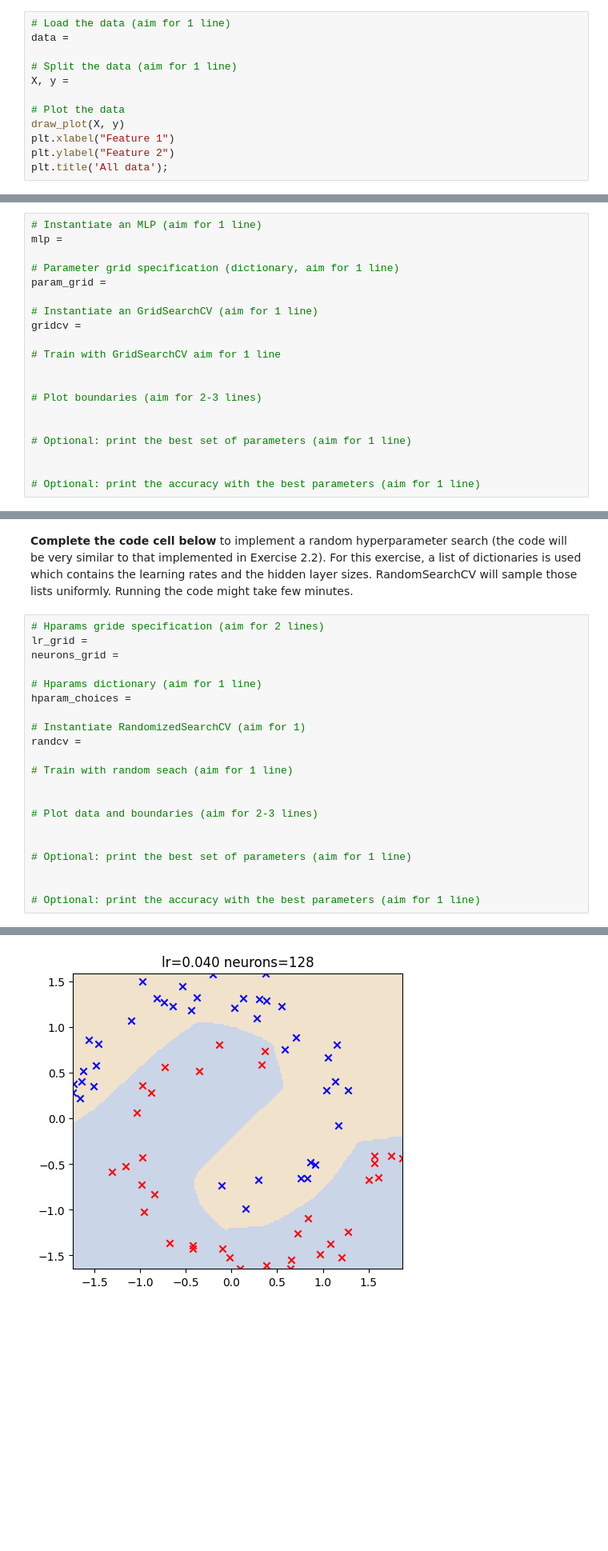
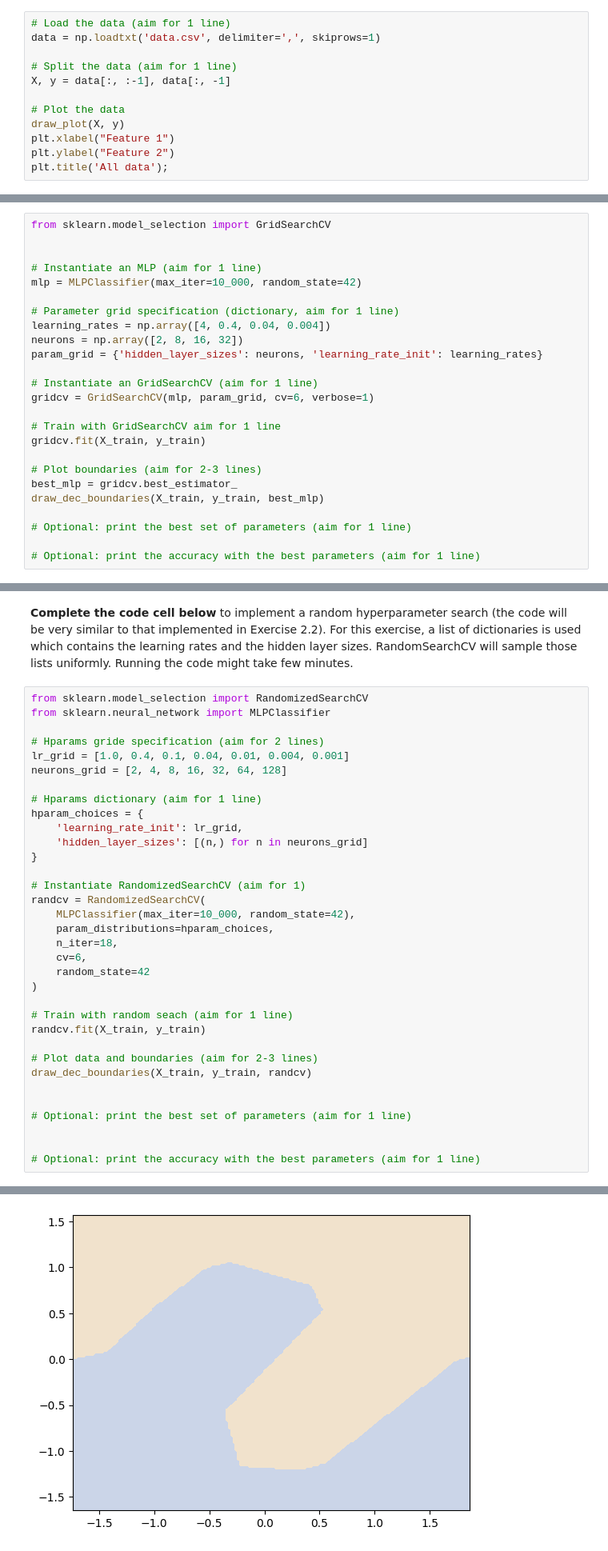
Before and after one commit to NeilTheFisher/COMP432, a Jupyter notebook: labs/Lab7_student.ipynb, the cells around one changed output, grey strips where cells are left out. Shown at 80% size. Saved outputs shown, nothing was run; the diff lists cells and outputs as text; blank space fills up the shorter version.

```diff
--- a/labs/Lab7_student.ipynb
+++ b/labs/Lab7_student.ipynb
@@ -75,10 +93,10 @@ Your plot should look like the figure below.
 **Complete the code below** to read the data.
 # %%
 # Load the data (aim for 1 line)
-data =
+data = np.loadtxt('data.csv', delimiter=',', skiprows=1)
 
 # Split the data (aim for 1 line)
-X, y =
+X, y = data[:, :-1], data[:, -1]
 
 # Plot the data
 draw_plot(X, y)
@@ -346,24 +430,29 @@ and the following image:
 # %% [markdown]
 **Complete** the code below to perform grid search with scikit learn. This might take few minutes.
 # %%
+from sklearn.model_selection import GridSearchCV
+
+
 # Instantiate an MLP (aim for 1 line)
-mlp =
+mlp = MLPClassifier(max_iter=10_000, random_state=42)
 
 # Parameter grid specification (dictionary, aim for 1 line)
-param_grid =
+learning_rates = np.array([4, 0.4, 0.04, 0.004])
+neurons = np.array([2, 8, 16, 32])
+param_grid = {'hidden_layer_sizes': neurons, 'learning_rate_init': learning_rates}
 
 # Instantiate an GridSearchCV (aim for 1 line)
-gridcv =
+gridcv = GridSearchCV(mlp, param_grid, cv=6, verbose=1)
 
 # Train with GridSearchCV aim for 1 line
-
+gridcv.fit(X_train, y_train)
 
 # Plot boundaries (aim for 2-3 lines)
-
+best_mlp = gridcv.best_estimator_
+draw_dec_boundaries(X_train, y_train, best_mlp)
 
 # Optional: print the best set of parameters (aim for 1 line)
 
-
 # Optional: print the accuracy with the best parameters (aim for 1 line)
 # %% [output]
 Fitting 6 folds for each of 16 candidates, totalling 96 fits
@@ -407,20 +494,33 @@ and the following image:
 # %% [markdown]
 **Complete the code cell below** to implement a random hyperparameter search (the code will be very similar to that implemented in Exercise 2.2). For this exercise, a list of dictionaries is used which contains the learning rates and the hidden layer sizes. RandomSearchCV will sample those lists uniformly. Running the code might take few minutes.
 # %%
+from sklearn.model_selection import RandomizedSearchCV
+from sklearn.neural_network import MLPClassifier
+
 # Hparams gride specification (aim for 2 lines)
-lr_grid =
-neurons_grid =
+lr_grid = [1.0, 0.4, 0.1, 0.04, 0.01, 0.004, 0.001]
+neurons_grid = [2, 4, 8, 16, 32, 64, 128]
 
 # Hparams dictionary (aim for 1 line)
-hparam_choices =
+hparam_choices = {
+    'learning_rate_init': lr_grid,
+    'hidden_layer_sizes': [(n,) for n in neurons_grid]
+}
 
 # Instantiate RandomizedSearchCV (aim for 1)
-randcv =
+randcv = RandomizedSearchCV(
+    MLPClassifier(max_iter=10_000, random_state=42),
+    param_distributions=hparam_choices,
+    n_iter=18,
+    cv=6,
+    random_state=42
+)
 
 # Train with random seach (aim for 1 line)
-
+randcv.fit(X_train, y_train)
 
 # Plot data and boundaries (aim for 2-3 lines)
+draw_dec_boundaries(X_train, y_train, randcv)
 
 
 # Optional: print the best set of parameters (aim for 1 line)
@@ -434,4 +531,4 @@ best parameters: {'learning_rate_init': 0.04, 'hidden_layer_sizes': 128}
-[figure, old version]
+[figure, new version]
 # %% [markdown]
 <div style="border-bottom: 3px solid black; margin-bottom:5px"></div>
 
```
Also changed, not shown: parts of 13 cells of this notebook.
